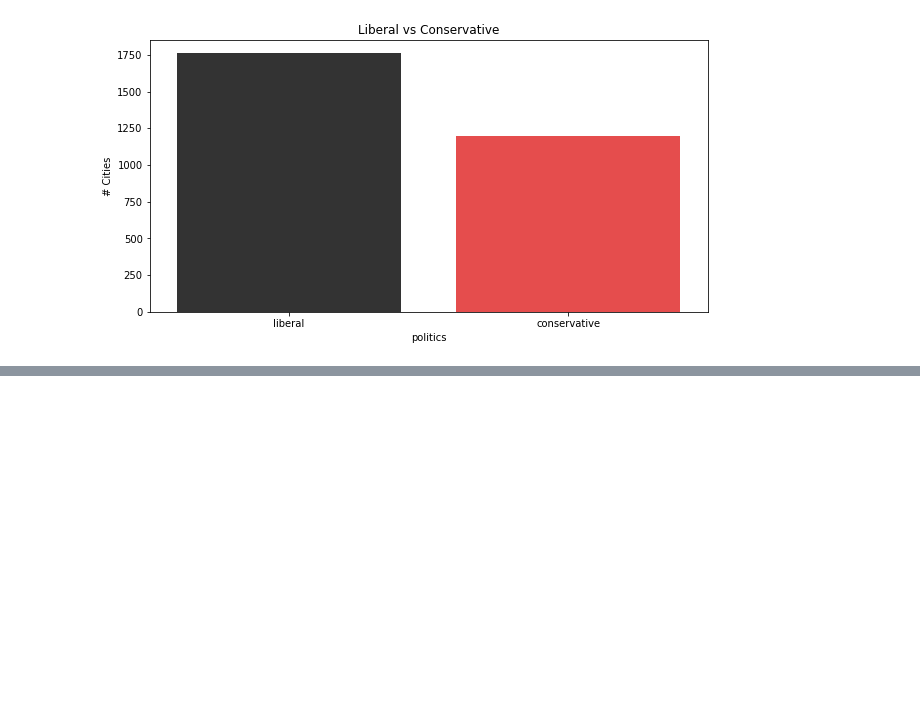
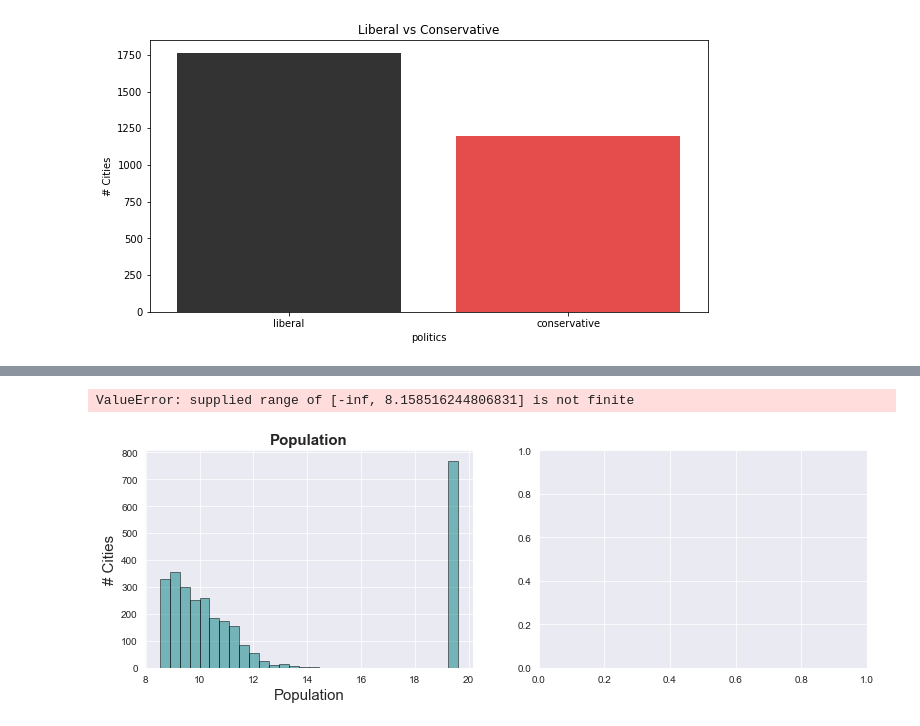
Before and after one commit to CaryMosley/PoliticalAffiliation, a Jupyter notebook: CleanAndEDA.ipynb, the cells around one changed output, grey strips where cells are left out. Saved outputs shown, nothing was run; the diff lists cells and outputs as text; code cells hidden in the pictures; blank space fills up the shorter version.

Commit message:
more graphs

```diff
--- a/CleanAndEDA.ipynb
+++ b/CleanAndEDA.ipynb
@@ -349,0 +345,7 @@ df.shape
+# %%
+logs = ['population','avg value of owner occupied houses',
+                  'avg rent', 'households','avg household income',
+                  'per capita income in last 12 months','businesses',
+                  'land area in square miles']
+for col in logs:
+    df[col]=np.log(df[col])
@@ -402,0 +437,64 @@ land area in square miles                          1.285918e+08  1.285918e+08
+# %%
+# Subplots of Non-Percentage Features
+sns.set_style('darkgrid')
+fig = plt.figure(figsize = (20,16))
+fig.subplots_adjust(hspace = .50)
+
+ax1 = fig.add_subplot(331)
+ax1.hist(df['population'], bins = 30, alpha = .50,edgecolor= 'black',color ='teal')
+ax1.set_xlabel('Population', fontsize = 15)
+ax1.set_ylabel('# Cities',fontsize = 15)
+ax1.set_title('Population',fontsize = 15,fontweight='bold')
+
+ax2 = fig.add_subplot(332)
+ax2.hist(df['avg rent'], bins = 20, alpha = .50,edgecolor= 'black',color ='teal')
+ax2.set_xlabel('Med Rent',fontsize = 15)
+ax2.set_ylabel('# Cities',fontsize = 15)
+ax2.set_title('Med Rent',fontsize = 15,fontweight='bold')
+
+ax3 = fig.add_subplot(333)
+ax3.hist(df['households'], bins = 20, alpha = .50,edgecolor= 'black',color ='teal')
+ax3.set_xlabel('# Households',fontsize = 15)
+ax3.set_ylabel('# Cities',fontsize = 15)
+ax3.set_title('# Households',fontsize = 15,fontweight='bold')
+
+ax4 = fig.add_subplot(334)
+ax4.hist(df['avg travel time to work (min), 16+'], bins = 20, alpha = .50,edgecolor= 'black',color ='teal')
+ax4.set_xlabel('Med Travel Time to Work (min), 16+', fontsize = 15)
+ax4.set_ylabel('# Cities',fontsize = 15)
+ax4.set_title('Med Travel Time to Work (min), 16+',fontsize = 15,fontweight='bold')
+
+ax5 = fig.add_subplot(335)
+ax5.hist(df['avg household income'], bins = 20, alpha = .50,edgecolor= 'black',color ='teal')
+ax5.set_xlabel('Med Household Income', fontsize = 15)
+ax5.set_ylabel('# Cities',fontsize = 15)
+ax5.set_title('Med Household Income',fontsize = 15,fontweight='bold')
+
+ax6 = fig.add_subplot(336)
+ax6.hist(df['avg value of owner occupied houses'], bins = 20, alpha = .50,edgecolor= 'black',color ='teal')
+ax6.set_xlabel('Med Value of Owner Occupied Houses',fontsize = 15)
+ax6.set_ylabel('# Cities',fontsize = 15)
+ax6.set_title('Med Value of Owner Occupied Houses',fontsize = 15,fontweight='bold')
+
+ax7 = fig.add_subplot(337)
+ax7.hist(df['per capita income in last 12 months'], bins = 20, alpha = .50,edgecolor= 'black',color ='teal')
+ax7.set_xlabel('Per Capita Income',fontsize = 15)
+ax7.set_ylabel('# Cities',fontsize = 15)
+ax7.set_title('Per Capita Income',fontsize = 15,fontweight='bold')
+
+ax8 = fig.add_subplot(338)
+ax8.hist(df['businesses'], bins = 20, alpha = .50,edgecolor= 'black',color ='teal')
+ax8.set_xlabel('# Businesses', fontsize = 15)
+ax8.set_ylabel('# Cities',fontsize = 15)
+ax8.set_title('# Businesses',fontsize = 15,fontweight='bold')
+
+ax9 = fig.add_subplot(339)
+ax9.hist(df['land area in square miles'], bins = 20, alpha = .50,edgecolor= 'black',color ='teal')
+ax9.set_xlabel('Land Area in sq miles', fontsize = 15)
+ax9.set_ylabel('# Cities',fontsize = 15)
+ax9.set_title('Land Area in sq miles',fontsize = 15,fontweight='bold')
+
+plt.show()
+# %% [output]
+ValueError: supplied range of [-inf, 8.158516244806831] is not finite
+[figure, added]
```
Also changed, not shown: parts of 15 cells of this notebook.
